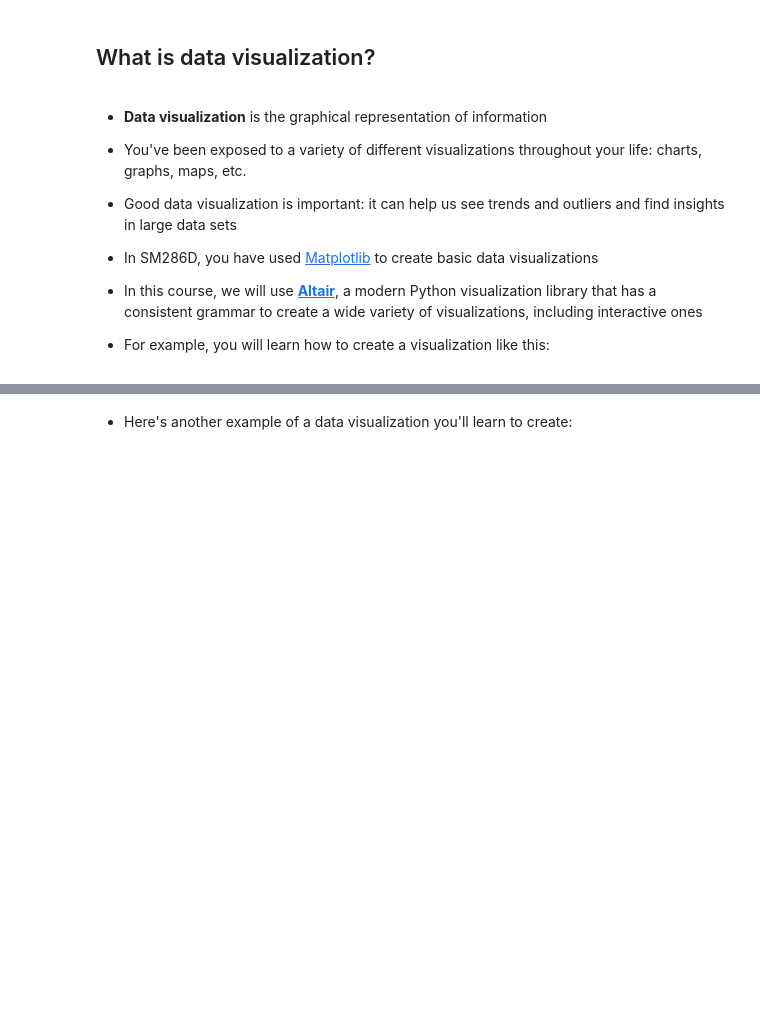
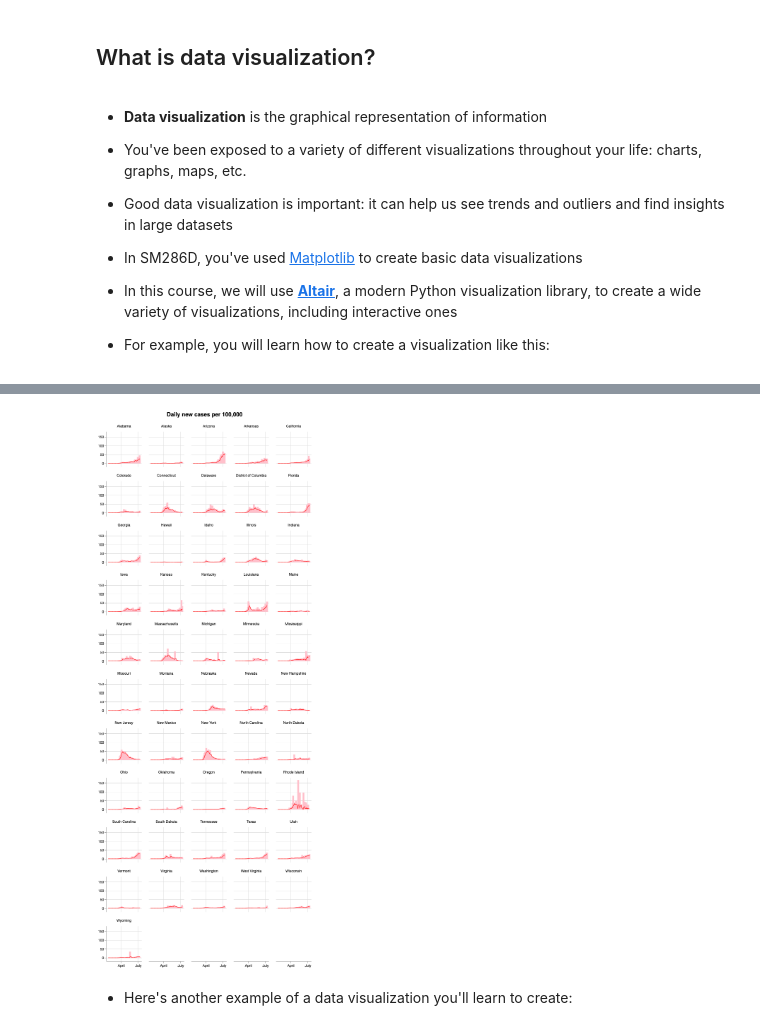
Before and after one commit to usna-dwv/lesson-introduction, a Jupyter notebook: Lesson 00 Course Overview.ipynb, the cells around one changed output, grey strips where cells are left out. Cells and saved outputs as stored; diff of their text form; code cells hidden in the pictures; blank space fills up the shorter version.

```diff
--- a/Lesson 00 Course Overview.ipynb
+++ b/Lesson 00 Course Overview.ipynb
@@ -23,22 +23,23 @@
 - You've been exposed to a variety of different visualizations throughout your life: charts, graphs, maps, etc.
 
 
-- Good data visualization is important: it can help us see trends and outliers and find insights in large data sets
+- Good data visualization is important: it can help us see trends and outliers and find insights in large datasets
 
 
-- In SM286D, you have used [Matplotlib](https://matplotlib.org/) to create basic data visualizations
+- In SM286D, you've used [Matplotlib](https://matplotlib.org/) to create basic data visualizations
 
 
-- In this course, we will use [**Altair**](https://altair-viz.github.io/), a modern Python visualization library that has a consistent grammar to create a wide variety of visualizations, including interactive ones
+- In this course, we will use [**Altair**](https://altair-viz.github.io/), a modern Python visualization library, to create a wide variety of visualizations, including interactive ones
 
 
 - For example, you will learn how to create a visualization like this:
 # %%
 import altair as alt
+alt.renderers.enable('jupyterlab')
 
 data_url = 'data/covid_us_by_state.csv'
 
-daily_per_capita = alt.Chart(data_url).mark_bar(
+daily_per_capita = alt.Chart().mark_bar(
     color='pink'
 ).encode(
     alt.X('date:T'),
@@ -52,20 +53,21 @@ daily_per_capita = alt.Chart(data_url).mark_bar(
     height=100
 )
 
-trend_per_capita = alt.Chart(data_url).mark_line(
-    color='red',
-    size=1
-).transform_window(
+trend_per_capita = alt.Chart().transform_window(
     groupby=['state'],
     frame=[-7, 0],
     rolling_avg='mean(daily_cases_per_capita)'
+).mark_line(
+    color='red',
+    size=1
 ).encode(
     alt.X('date:T'),
     alt.Y('rolling_avg:Q')
 )
 
 (daily_per_capita + trend_per_capita).facet(
-    alt.Facet('state:N', header=alt.Header(title=None)),
+    data=data_url,
+    facet=alt.Facet('state:N', header=alt.Header(title=None)),
     columns=5
 ).properties(
     title='Daily new cases per 100,000'
@@ -83,3 +84,4 @@ trend_per_capita = alt.Chart(data_url).mark_line(
+[figure, added]
 # %% [markdown]
 - Here's another example of a data visualization you'll learn to create:
 # %%
```
Also changed, not shown: parts of 6 cells of this notebook.
